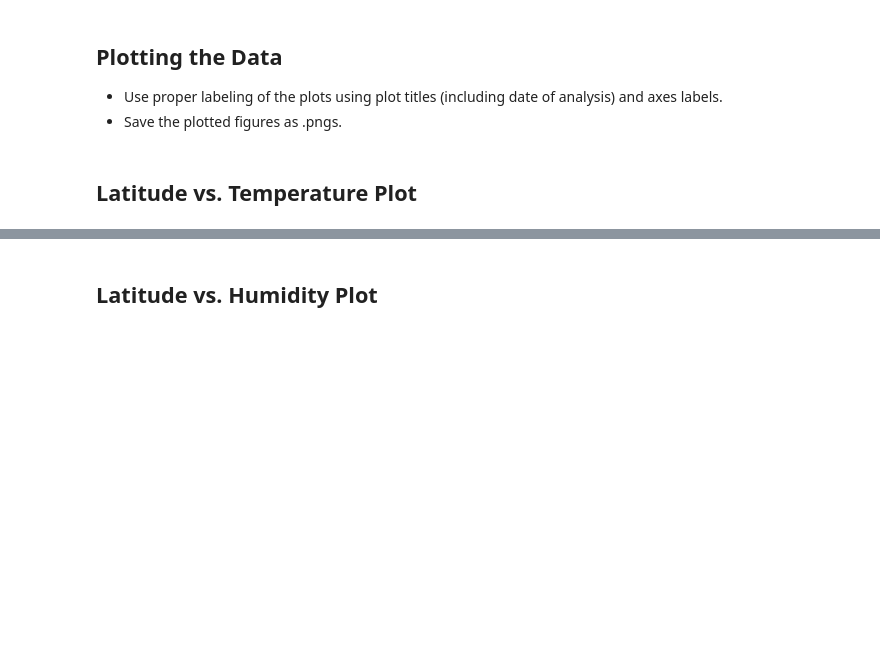
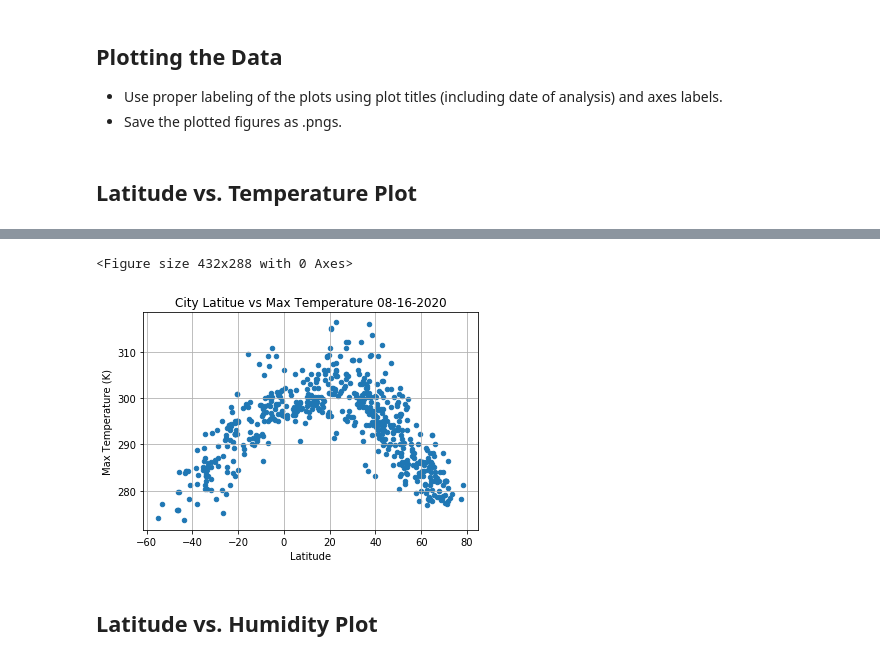
Before and after one commit to mattuzi17/python-api-challenge, a Jupyter notebook: WeatherPy/WeatherPy.ipynb, the cells around one changed output, grey strips where cells are left out. Cells and saved outputs as stored; diff of their text form; code cells hidden in the pictures; blank space fills up the shorter version.

```diff
--- a/WeatherPy/WeatherPy.ipynb
+++ b/WeatherPy/WeatherPy.ipynb
@@ -114,0 +151,14 @@ dtype: int64
+# %%
+weather_df = pd.DataFrame({
+    'City' : name,
+    'Latitude' : lat,
+    'Longitude' : lon,
+    'Max Temp' : temp_max,
+    'Humidity' : humidity,
+    'Cloudiness' : clouds,
+    'Wind Speed' : speed,
+    'Country' : country
+    })
+
+weather_df.to_csv(r'C:\Users\quila\Desktop\python-api-challenge\WeatherPy\weather_df.csv')
+weather_df
@@ -158,2 +204,15 @@ Int64Index([], dtype='int64')
+# %%
+plt.figure()
+weather_df.plot(x = 'Latitude', y='Max Temp', kind = 'scatter', marker = 'o')
+
+plt.title('City Latitue vs Max Temperature 08-16-2020')
+plt.xlabel("Latitude")
+plt.ylabel("Max Temperature (K)")
+plt.grid(True)
+
+plt.show()
+# %% [output]
+<Figure size 432x288 with 0 Axes>
+[figure, added]
 # %% [markdown]
 ## Latitude vs. Humidity Plot
```
Also changed, not shown: parts of 39 cells of this notebook, 3 other files.
